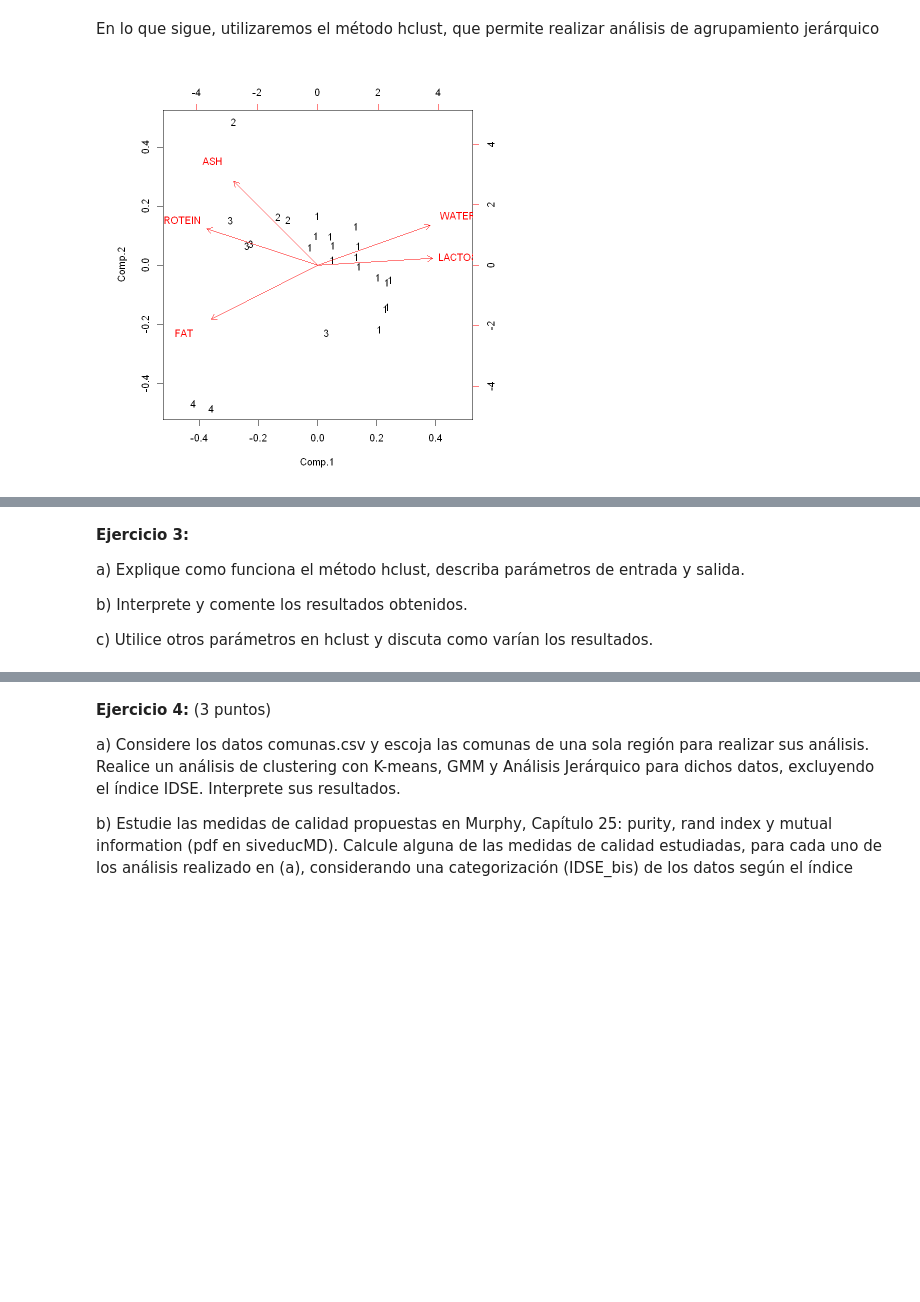
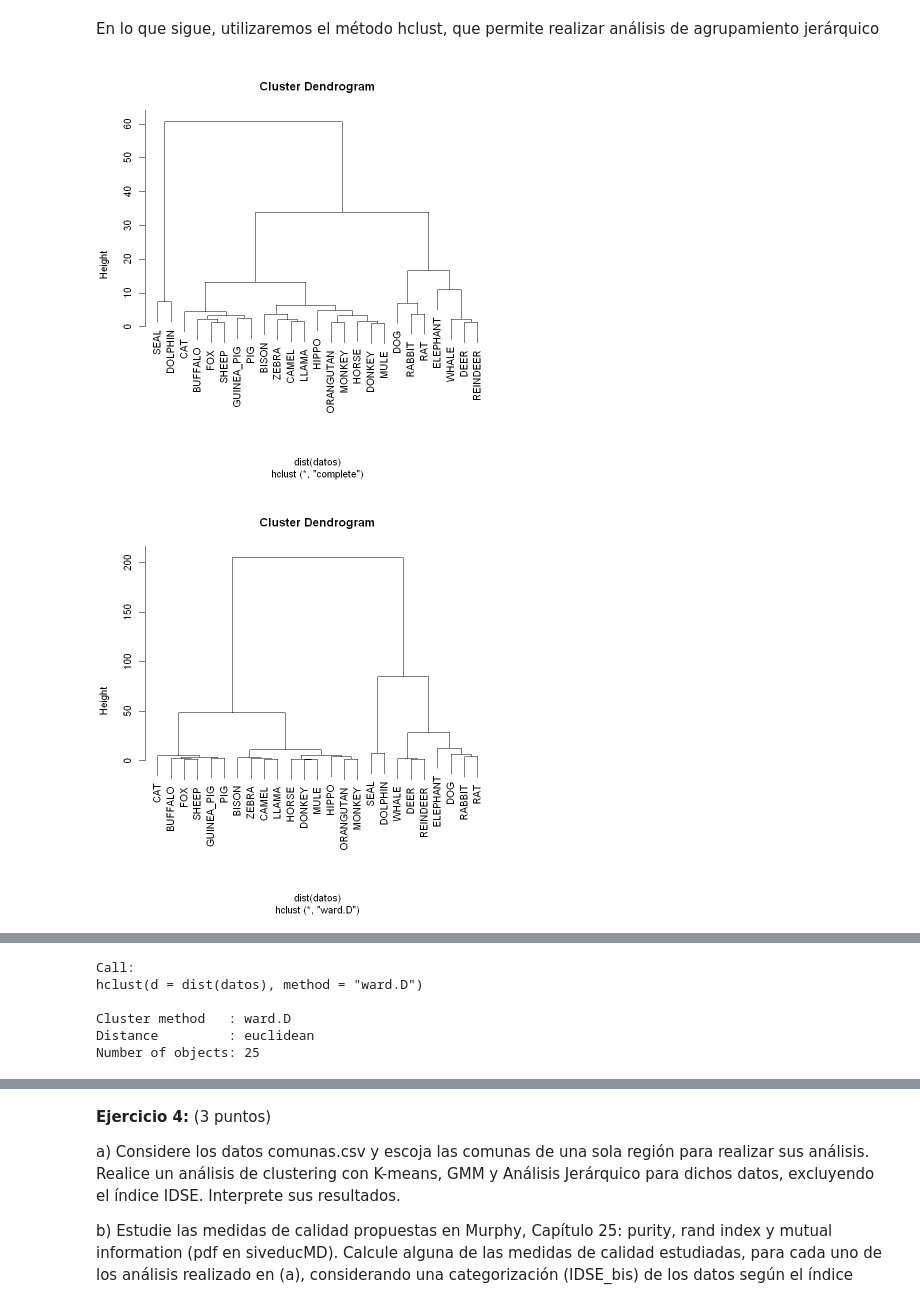
Before and after one commit to ekkusi/INFO257-PCA, a Jupyter notebook: clustering/Clustering_Notebook2.ipynb, the cells around one changed output, grey strips where cells are left out. Cells and saved outputs as stored; diff of their text form; code cells hidden in the pictures; blank space fills up the shorter version.

Commit message:
Ejercicio 3

```diff
--- a/clustering/Clustering_Notebook2.ipynb
+++ b/clustering/Clustering_Notebook2.ipynb
@@ -95,6 +113,11 @@ b) Discuta y compare  sus resultados con aquellos obtenidos con k-means
 En lo que sigue, utilizaremos el método hclust, que permite realizar análisis de agrupamiento jerárquico
 # %%
 res3 <- hclust(dist(datos))
+resWard <- hclust(dist(datos), method="ward.D")
+plot(res3)
+plot(resWard)
 biplot(res, xlabs= cutree(res3,4))
+biplot(res, xlabs= cutree(resWard,4))
 # %% [output]
-[figure, old version]
+[figure, new version]
+[figure, added]
@@ -100,0 +125,6 @@ biplot(res, xlabs= cutree(res3,4))
+Call:
+hclust(d = dist(datos), method = "ward.D")
+
+Cluster method   : ward.D
+Distance         : euclidean
+Number of objects: 25
@@ -101,8 +131,0 @@ biplot(res, xlabs= cutree(res3,4))
-# %% [markdown]
-**Ejercicio 3:**
-
-a) Explique como funciona el método hclust, describa parámetros de entrada y salida.
-
-b) Interprete y comente los resultados obtenidos.
-
-c) Utilice otros parámetros en hclust y discuta como varían los resultados.
```
Also changed, not shown: parts of 5 cells of this notebook.
